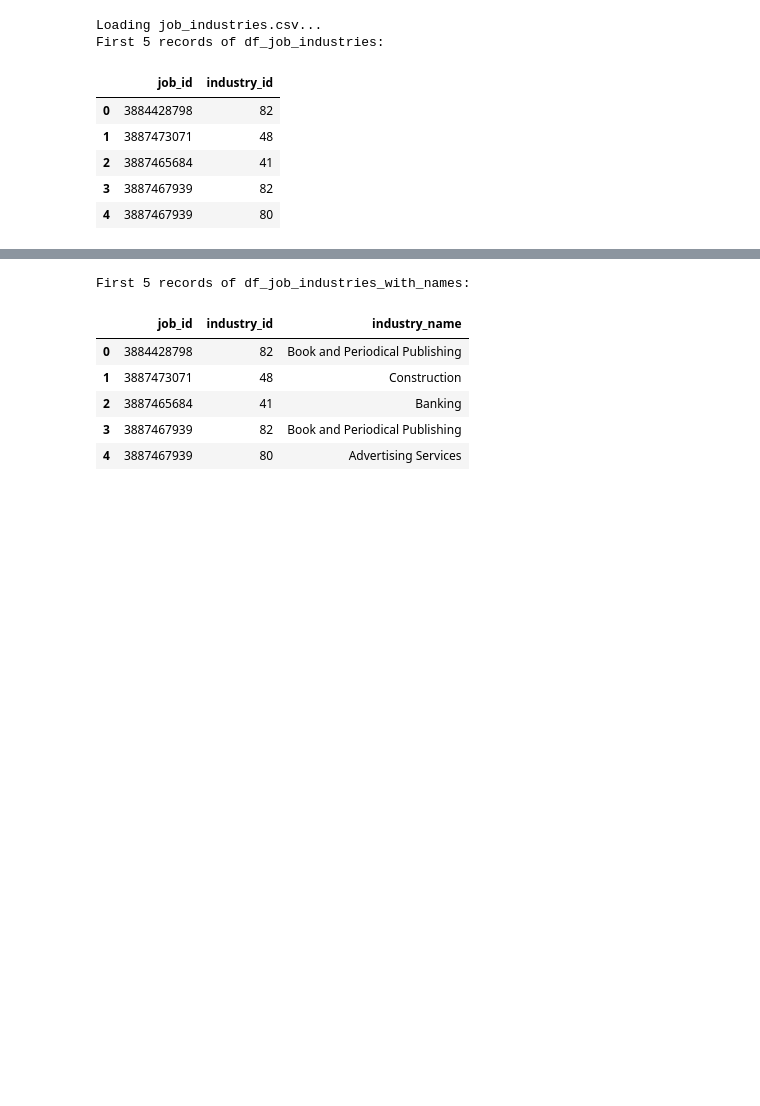
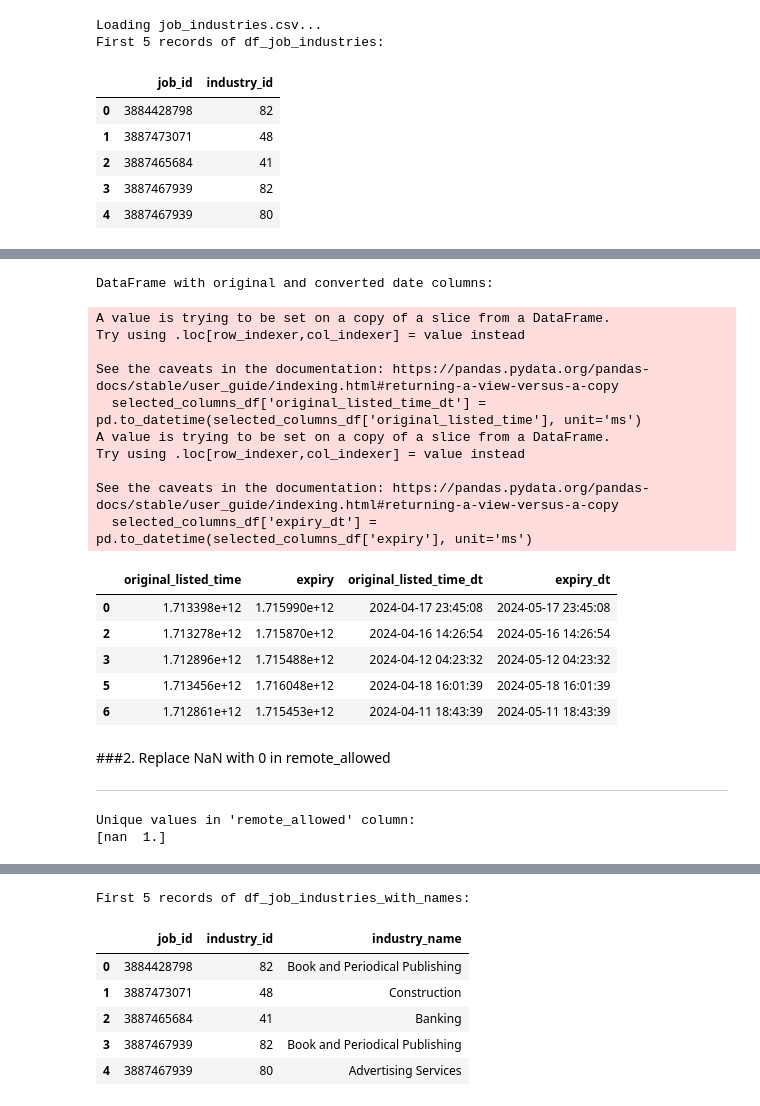
Before and after one commit to gettokeroro/DADS5001_MINI_PROJECT, a Jupyter notebook: Job_Application_Analysis.ipynb, the cells around one changed output, grey strips where cells are left out. Drawn from its saved outputs; the diff is of its cells as text; code cells hidden in the pictures; blank space fills up the shorter version.

```diff
--- a/Job_Application_Analysis.ipynb
+++ b/Job_Application_Analysis.ipynb
@@ -172,0 +177,3 @@ To achieve the subtask of merging `df_job_industries` and `df_industries` and st
+# %%
+selected_columns_df = df[['original_listed_time', 'expiry']]
+display(selected_columns_df.head())
@@ -172,0 +187,37 @@ To achieve the subtask of merging `df_job_industries` and `df_industries` and st
+# %%
+selected_columns_df['original_listed_time_dt'] = pd.to_datetime(selected_columns_df['original_listed_time'], unit='ms')
+selected_columns_df['expiry_dt'] = pd.to_datetime(selected_columns_df['expiry'], unit='ms')
+
+print("DataFrame with original and converted date columns:")
+display(selected_columns_df.head())
+
+df['original_listed_time'] = pd.to_datetime(df['original_listed_time'], unit='ms')
+df['expiry'] = pd.to_datetime(df['expiry'], unit='ms')
+# %% [output]
+DataFrame with original and converted date columns:
+A value is trying to be set on a copy of a slice from a DataFrame.
+Try using .loc[row_indexer,col_indexer] = value instead
+
+See the caveats in the documentation: https://pandas.pydata.org/pandas-docs/stable/user_guide/indexing.html#returning-a-view-versus-a-copy
+  selected_columns_df['original_listed_time_dt'] = pd.to_datetime(selected_columns_df['original_listed_time'], unit='ms')
+A value is trying to be set on a copy of a slice from a DataFrame.
+Try using .loc[row_indexer,col_indexer] = value instead
+
+See the caveats in the documentation: https://pandas.pydata.org/pandas-docs/stable/user_guide/indexing.html#returning-a-view-versus-a-copy
+  selected_columns_df['expiry_dt'] = pd.to_datetime(selected_columns_df['expiry'], unit='ms')
+|  | original_listed_time | expiry | original_listed_time_dt | expiry_dt |
+| 0 | 1.713398e+12 | 1.715990e+12 | 2024-04-17 23:45:08 | 2024-05-17 23:45:08 |
+| 2 | 1.713278e+12 | 1.715870e+12 | 2024-04-16 14:26:54 | 2024-05-16 14:26:54 |
+| 3 | 1.712896e+12 | 1.715488e+12 | 2024-04-12 04:23:32 | 2024-05-12 04:23:32 |
+| 5 | 1.713456e+12 | 1.716048e+12 | 2024-04-18 16:01:39 | 2024-05-18 16:01:39 |
+| 6 | 1.712861e+12 | 1.715453e+12 | 2024-04-11 18:43:39 | 2024-05-11 18:43:39 |
+# %% [markdown]
+###2. Replace NaN with 0 in remote_allowed
+
+---
+# %%
+print("Unique values in 'remote_allowed' column:")
+print(df['remote_allowed'].unique())
+# %% [output]
+Unique values in 'remote_allowed' column:
+[nan  1.]
```
Also changed, not shown: parts of 22 cells of this notebook.
